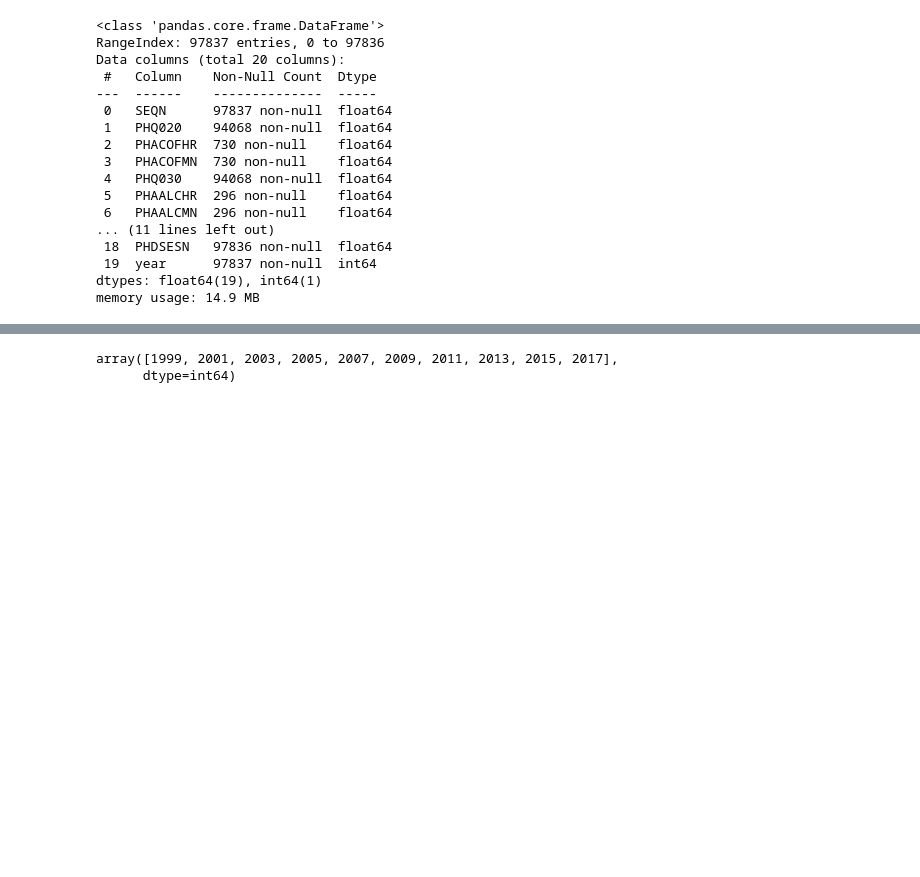
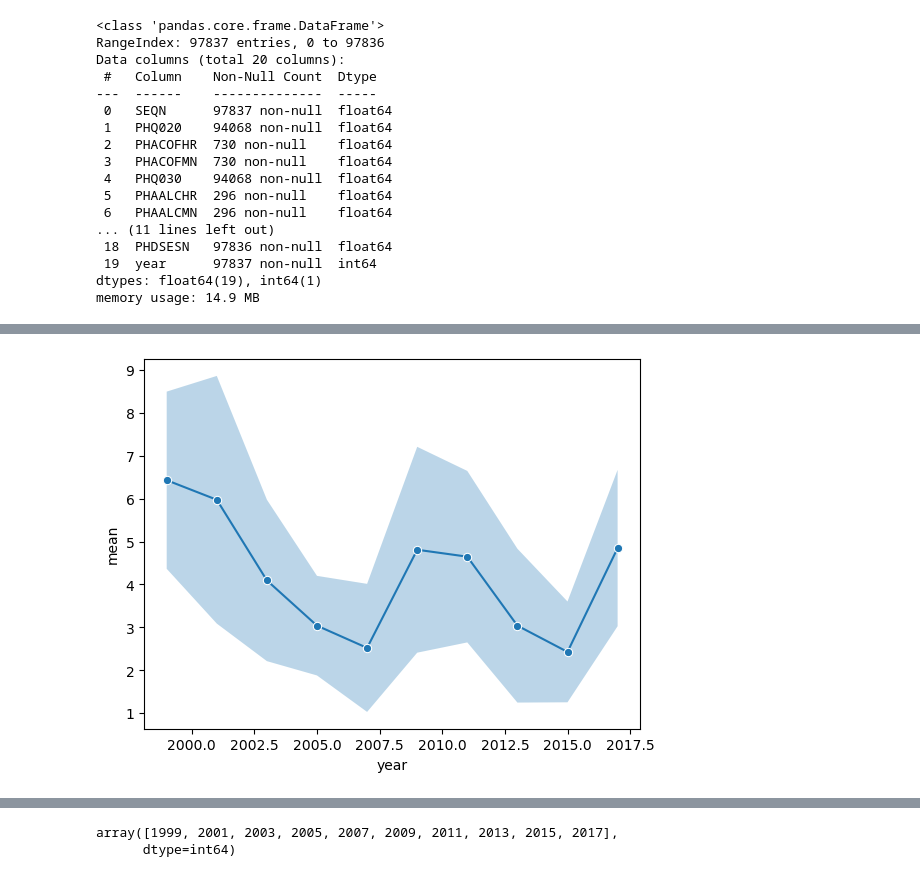
Before and after one commit to kpark11/Springboard, a Jupyter notebook: Data-Storytelling-Unit-18/NHANES_fasting/analysis.ipynb, the cells around one changed output, grey strips where cells are left out. Drawn from its saved outputs; the diff is of its cells as text; code cells hidden in the pictures; blank space fills up the shorter version.

```diff
--- a/Data-Storytelling-Unit-18/NHANES_fasting/analysis.ipynb
+++ b/Data-Storytelling-Unit-18/NHANES_fasting/analysis.ipynb
@@ -114,0 +131,11 @@ memory usage: 14.9 MB
+# %%
+sns.lineplot(data=total_df.groupby('year')['PHACOFHR'].describe(),x='year',y='mean',marker="o")
+upper = total_df.groupby('year')['PHACOFHR'].describe()['mean'] + total_df.groupby('year')['PHACOFHR'].describe()['std']/2
+lower = total_df.groupby('year')['PHACOFHR'].describe()['mean'] - total_df.groupby('year')['PHACOFHR'].describe()['std']/2
+plt.fill_between(total_df.groupby('year')['PHACOFHR'].describe().index,
+                 lower,
+                 upper,
+                 alpha=.3)
+plt.show()
+# %% [output]
+[figure, added]
```
Also changed, not shown: parts of 10 cells of this notebook, 3 other files.
